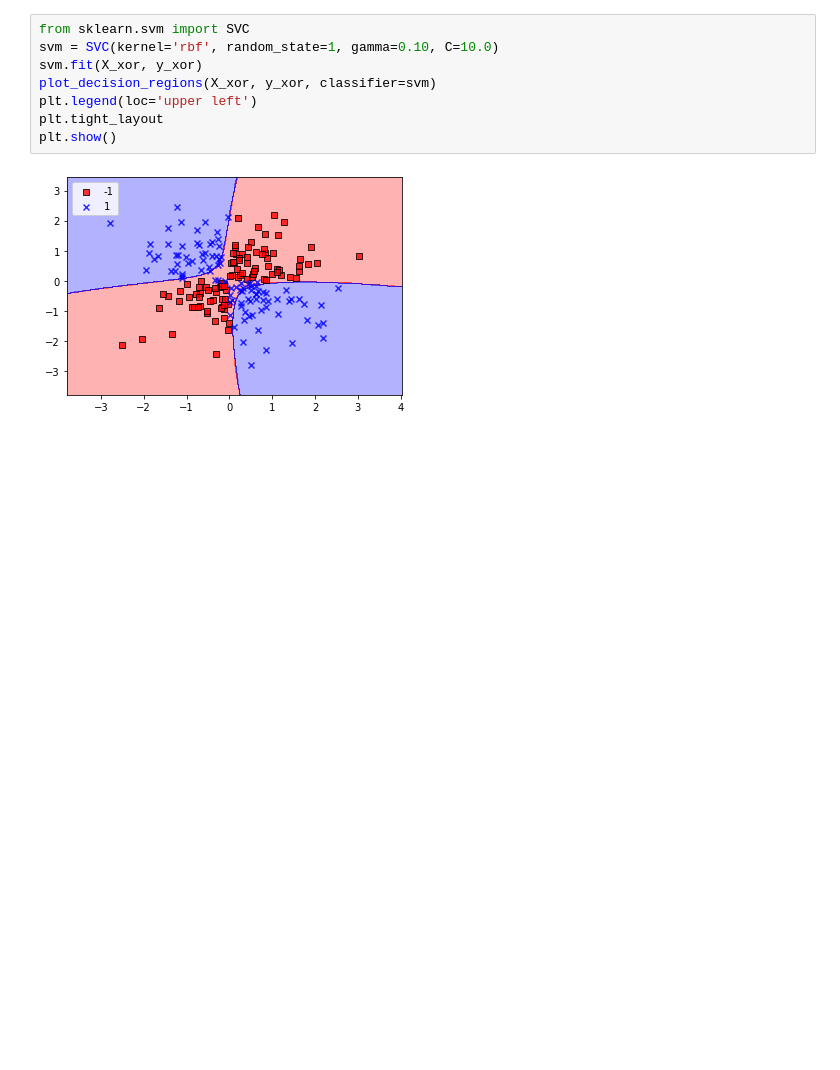
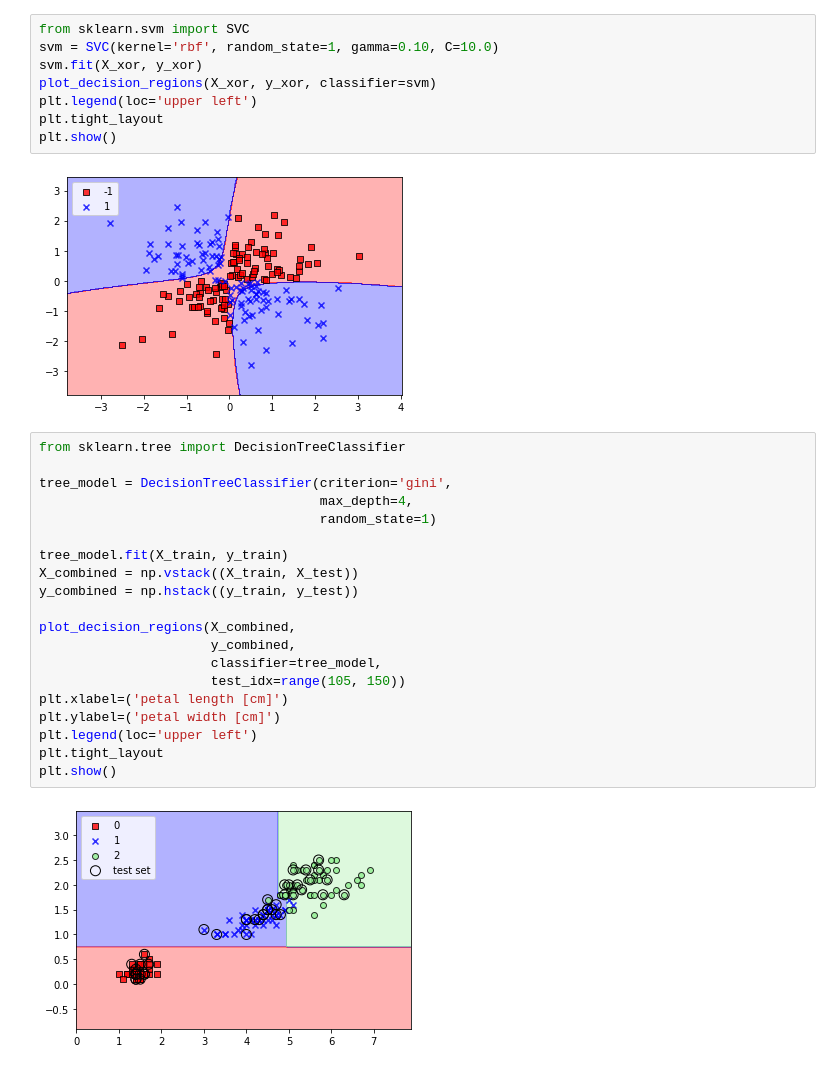
Before and after one commit to ChrisXinghanChen/Python_Machine_Learning, a Jupyter notebook: Chapter3/3_2LogisticRegression.ipynb, the cells around one changed output. Drawn from its saved outputs; the diff is of its cells as text; blank space fills up the shorter version.

```diff
--- a/Chapter3/3_2LogisticRegression.ipynb
+++ b/Chapter3/3_2LogisticRegression.ipynb
@@ -166,3 +166,25 @@ plt.tight_layout
 plt.show()
 # %% [output]
 [figure]
+# %%
+from sklearn.tree import DecisionTreeClassifier
+
+tree_model = DecisionTreeClassifier(criterion='gini',
+                                    max_depth=4,
+                                    random_state=1)
+
+tree_model.fit(X_train, y_train)
+X_combined = np.vstack((X_train, X_test))
+y_combined = np.hstack((y_train, y_test))
+
+plot_decision_regions(X_combined,
+                      y_combined,
+                      classifier=tree_model,
+                      test_idx=range(105, 150))
+plt.xlabel=('petal length [cm]')
+plt.ylabel=('petal width [cm]')
+plt.legend(loc='upper left')
+plt.tight_layout
+plt.show()
+# %% [output]
+[figure, added]
```
Also changed, not shown: parts of 4 cells of this notebook.
